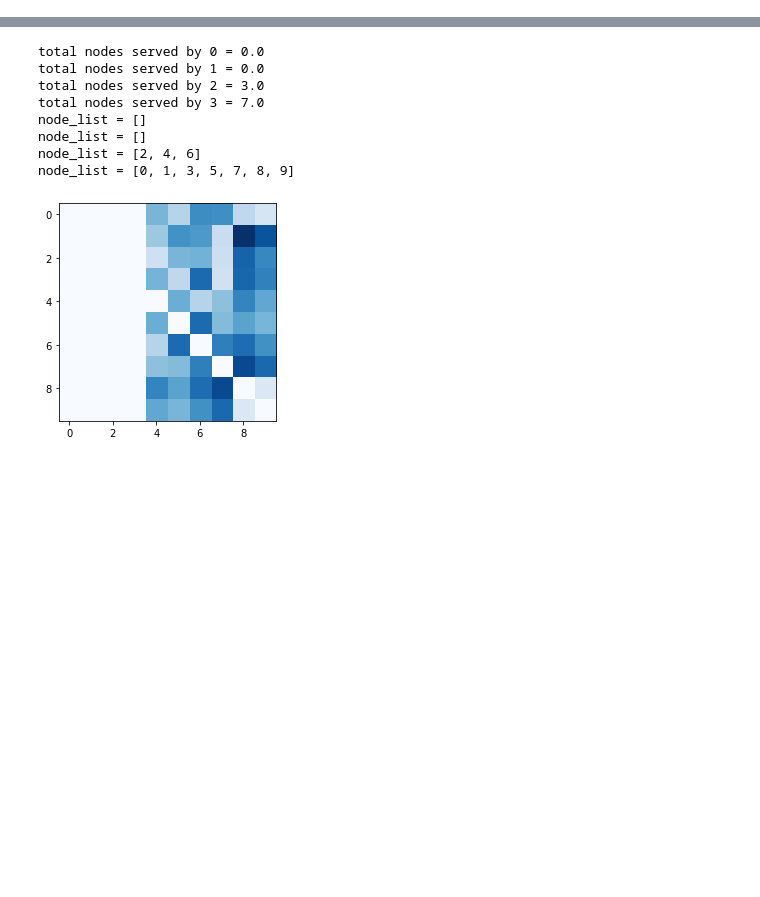
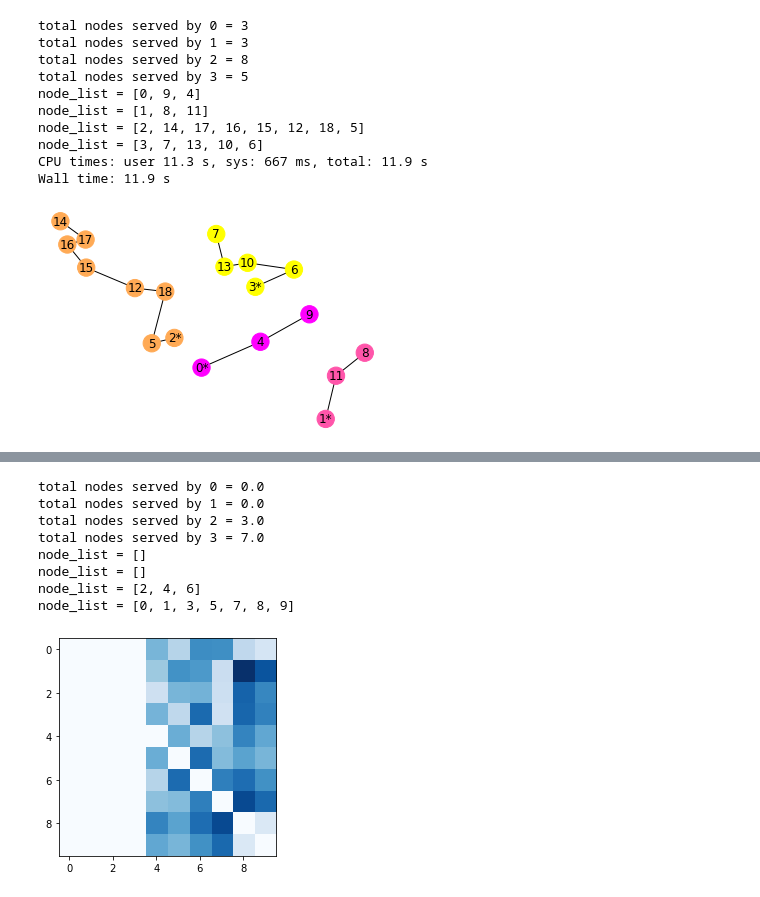
Before and after one commit to pabloazurduy/vrp-example, a Jupyter notebook: vrp.ipynb, the cells around one changed output, grey strips where cells are left out. Saved outputs shown, nothing was run; the diff lists cells and outputs as text; code cells hidden in the pictures; blank space fills up the shorter version.

```diff
--- a/vrp.ipynb
+++ b/vrp.ipynb
@@ -245,0 +286,23 @@ def find_optimal_solution(vrp_instance, objective_function = 'min_distance'):
+# %%
+%%time
+# generate a instance
+n_trucks = 4
+n_nodes = 15
+vrp_instance = VRPInstance.generate_random_xy_instance(n_nodes = n_nodes+n_trucks,
+                                                       n_trucks= n_trucks,
+                                                       starting_nodes='default')
+
+x, y, u, model  = find_optimal_solution(vrp_instance, objective_function='min_distance')
+vrp_instance.plot_solution(x, y, file_name = 'min_distance.png')
+# %% [output]
+total nodes served by 0 = 3
+total nodes served by 1 = 3
+total nodes served by 2 = 8
+total nodes served by 3 = 5
+node_list = [0, 9, 4]
+node_list = [1, 8, 11]
+node_list = [2, 14, 17, 16, 15, 12, 18, 5]
+node_list = [3, 7, 13, 10, 6]
+CPU times: user 11.3 s, sys: 667 ms, total: 11.9 s
+Wall time: 11.9 s
+[figure, added]
```
Also changed, not shown: parts of 9 cells of this notebook.
